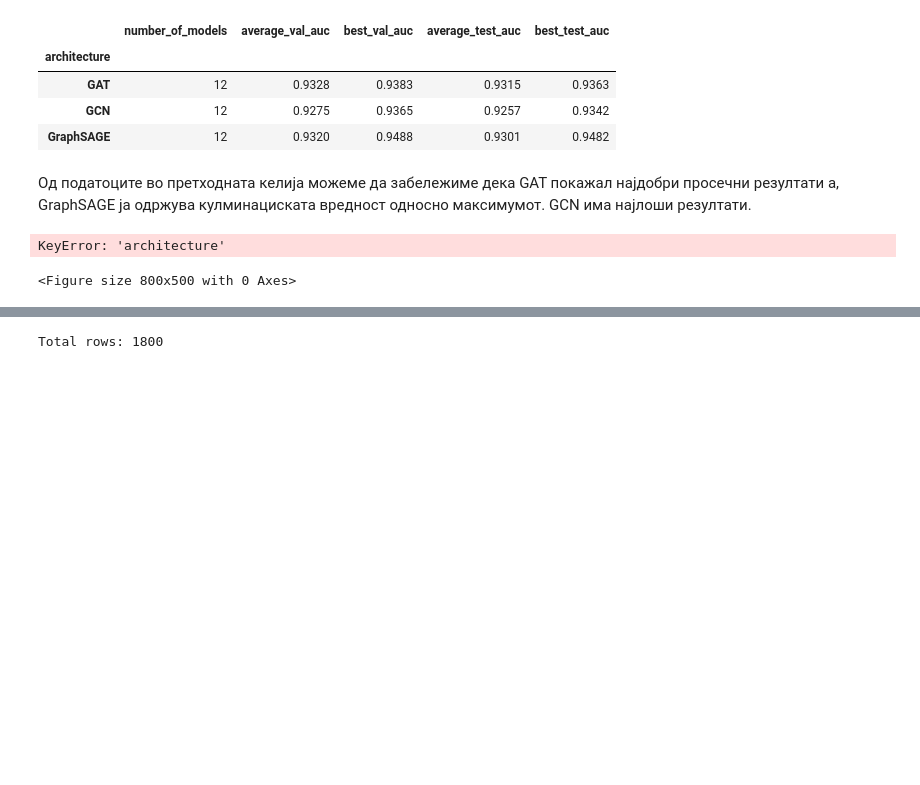
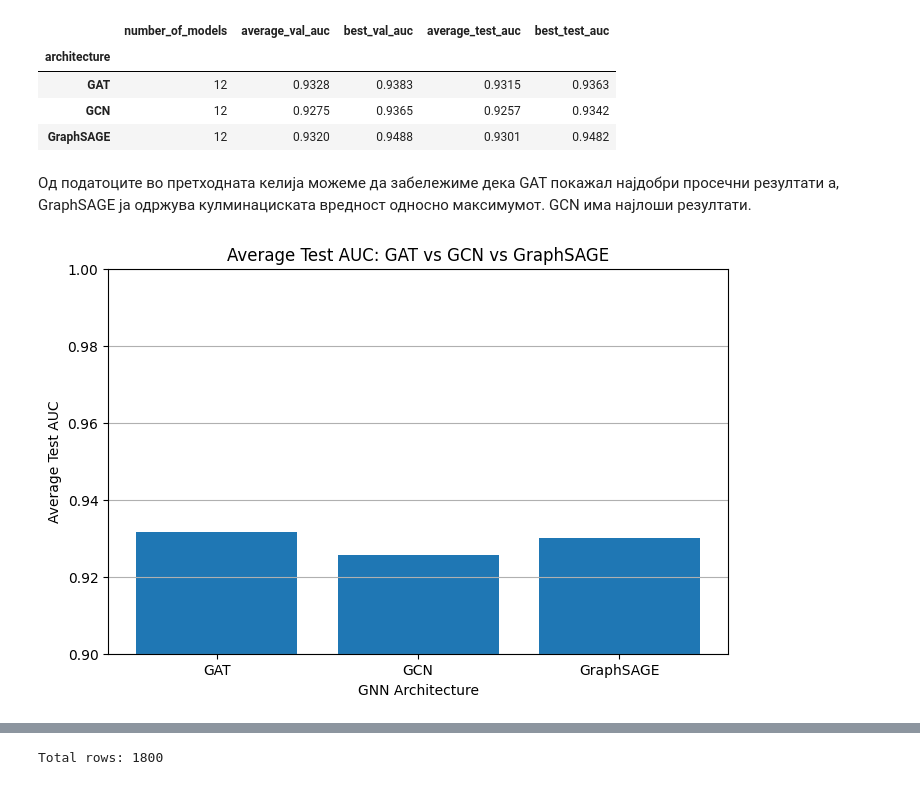
Before and after one commit to draganatrifunova/Introduction_to_Network_Science, a Jupyter notebook: Comparison_between_GAT_GCN_GraphSAGE.ipynb, the cells around one changed output, grey strips where cells are left out. Saved outputs shown, nothing was run; the diff lists cells and outputs as text; code cells hidden in the pictures; blank space fills up the shorter version.

```diff
--- a/Comparison_between_GAT_GCN_GraphSAGE.ipynb
+++ b/Comparison_between_GAT_GCN_GraphSAGE.ipynb
@@ -126,23 +126,22 @@ display(architecture_comparison)
 # %%
 import matplotlib.pyplot as plt
 
 plt.figure(figsize=(8, 5))
 
 plt.bar(
-    architecture_comparison["architecture"],
+    architecture_comparison.index,
     architecture_comparison["average_test_auc"]
 )
 
 plt.xlabel("GNN Architecture")
 plt.ylabel("Average Test AUC")
 plt.title("Average Test AUC: GAT vs GCN vs GraphSAGE")
 plt.ylim(0.9, 1)
 plt.grid(axis="y")
 
 plt.show()
 # %% [output]
-KeyError: 'architecture'
-<Figure size 800x500 with 0 Axes>
+[figure, added]
 # %%
 gat_history = pd.read_csv('gat_history (2).csv')
 gcn_history = pd.read_csv('gcn_history (1).csv')
```
Also changed, not shown: parts of 1 cell of this notebook.
